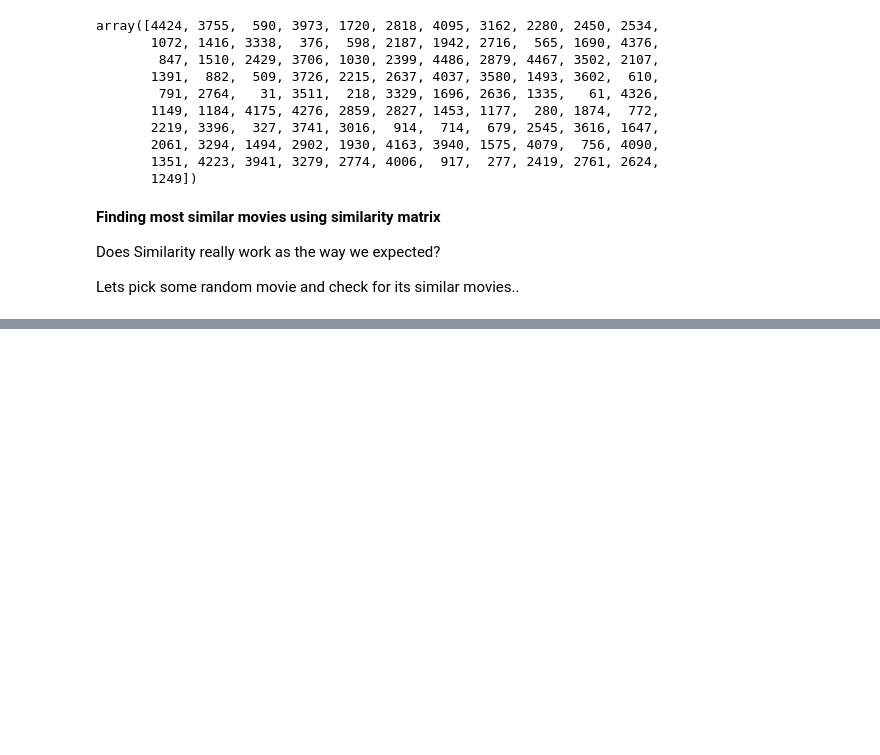
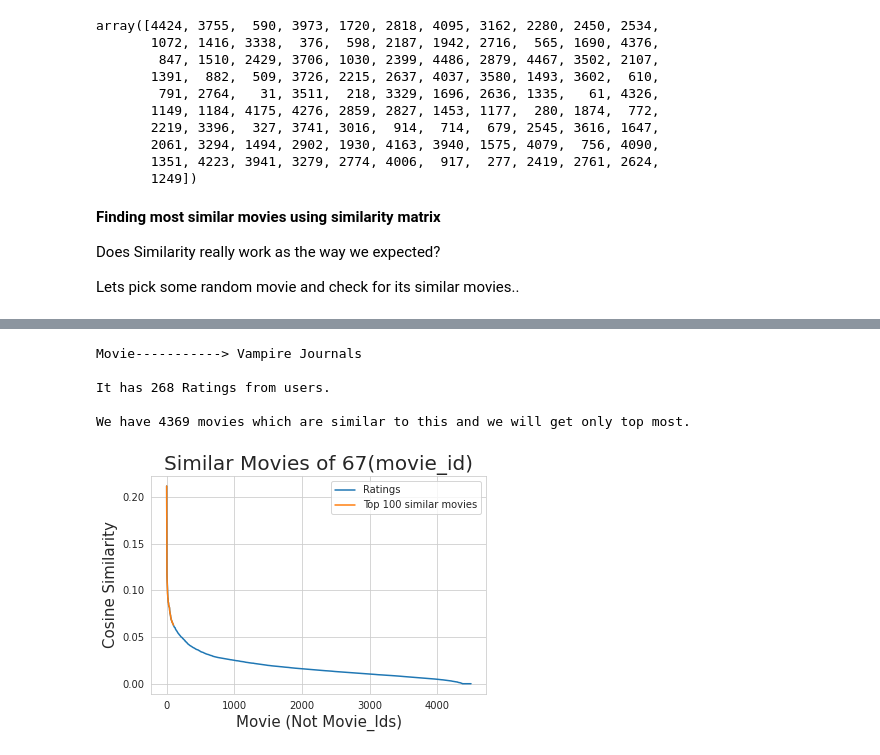
Before and after one commit to AnilKumar-06/Movie-Recommandation, a Jupyter notebook: NetflixRecommandationSystem.ipynb, the cells around one changed output, grey strips where cells are left out. Drawn from its saved outputs; the diff is of its cells as text; code cells hidden in the pictures; blank space fills up the shorter version.

```diff
--- a/NetflixRecommandationSystem.ipynb
+++ b/NetflixRecommandationSystem.ipynb
@@ -769,0 +790,29 @@ Parser memory cleanup took: 0.01 ms
+# %%
+mv_id = 67
+
+print("\nMovie----------->",movie_titles.loc[mv_id].values[1])
+print("\nIt has {} Ratings from users.".format(train_sparse_matrix[:, mv_id].getnnz()))
+print("\nWe have {} movies which are similar to this and we will get only top most.".format(m_m_sim_sparse[:,mv_id].getnnz()))
+print()
+# %% [output]
+Movie-----------> Vampire Journals
+
+It has 268 Ratings from users.
+
+We have 4369 movies which are similar to this and we will get only top most.
+# %%
+similarities = m_m_sim_sparse[mv_id].toarray().ravel()
+similar_indices = similarities.argsort()[::-1][1:]
+similarities[similar_indices]
+similar_indices = similarities.argsort()[::-1][1:] # It will sort and reverse the array and ignore its similarity(i.e., 1)
+# and return its indices(movie_ids)
+# %%
+plt.plot(similarities[similar_indices], label = "Ratings")
+plt.plot(similarities[similar_indices[:100]], label = "Top 100 similar movies")
+plt.title("Similar Movies of {}(movie_id)".format(mv_id), fontsize = 20)
+plt.xlabel("Movie (Not Movie_Ids)", fontsize=15)
+plt.ylabel("Cosine Similarity", fontsize = 15)
+plt.legend()
+plt.show()
+# %% [output]
+[figure, added]
```
Also changed, not shown: parts of 18 cells of this notebook.
